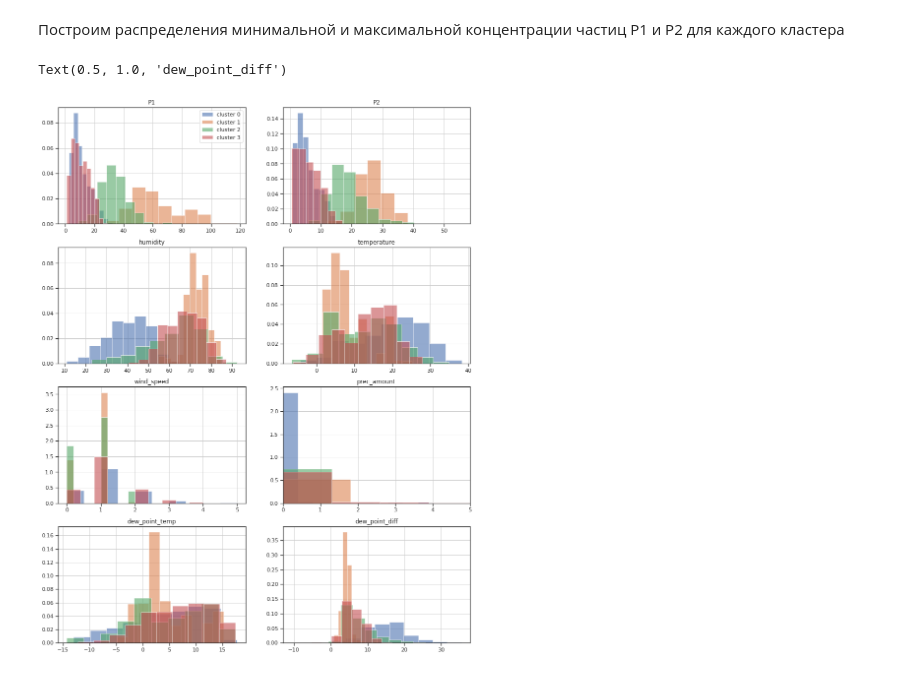
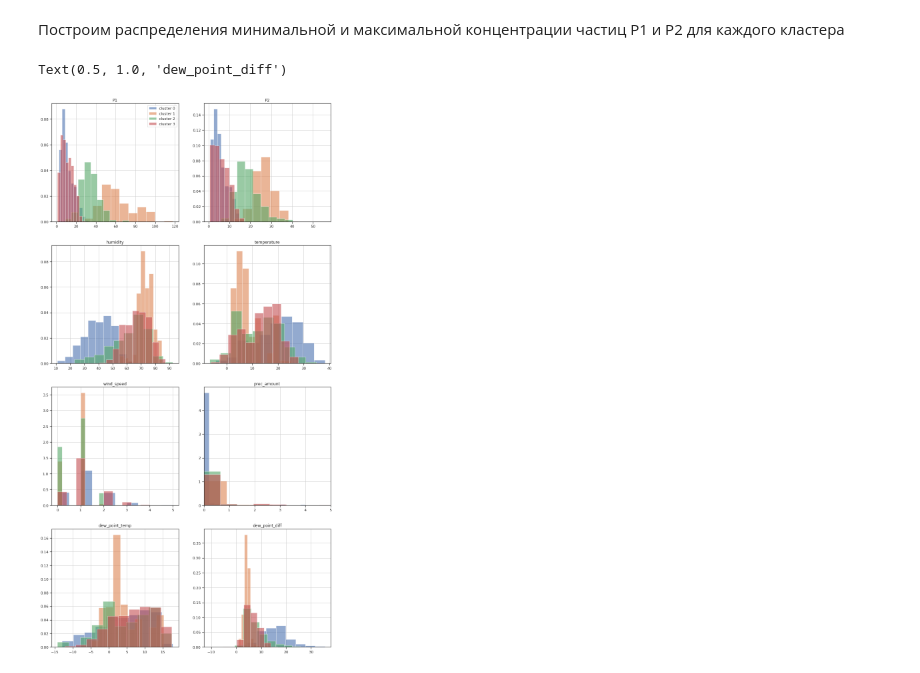
Before and after one commit to aerubanov/Proj_Air_Quality, a Jupyter notebook: notebooks/Anomaly detection.ipynb, the cells around one changed output. Drawn from its saved outputs; the diff is of its cells as text; code cells hidden in the pictures.

```diff
--- a/notebooks/Anomaly detection.ipynb
+++ b/notebooks/Anomaly detection.ipynb
@@ -245,3 +247,18 @@ plt.ylabel("Sqaured Error (Cost)")
 plt.show() # clear the plot
 # %% [output]
 [figure]
+# %%
+silh = []
+for i in range(3, 8):
+    KM = KMeans(n_clusters = i, max_iter = 500)
+    KM.fit(X)
+
+    # calculates squared error
+    # for the clustered points
+    silh.append(silhouette_score(X, KM.labels_, random_state=42))
+
+# plot the cost against K values
+plt.plot(range(3, 8), silh, color ='g', linewidth ='3')
+plt.xlabel("Value of K")
+plt.ylabel("Sqaured Error (Cost)")
+plt.show() # clear the plot
@@ -284,7 +305,7 @@ for i in range(1, len(anom_list)):
     anom_list[i]['cluster'] = anomdata.cluster.values[i]
     anomalies = anomalies.append(anom_list[i])
 # %%
-f, axs = plt.subplots(4,2,figsize=(15,20))
+f, axs = plt.subplots(4,2,figsize=(15,30))
 anomalies[anomalies.cluster == 0].P1.hist(ax=axs[0, 0], alpha = 0.6, label='cluster 0', density=True)
 anomalies[anomalies.cluster == 1].P1.hist(ax=axs[0, 0], alpha = 0.6, label='cluster 1', density=True)
 anomalies[anomalies.cluster == 2].P1.hist(ax=axs[0, 0], alpha = 0.6, label='cluster 2', density=True)
@@ -298,35 +319,35 @@ anomalies[anomalies.cluster == 3].P2.hist(ax=axs[0, 1], alpha = 0.6, label='clus
 axs[0, 1].set_title('P2')
 anomalies[anomalies.cluster == 0].humidity.hist(ax=axs[1, 0], alpha = 0.6, label='cluster 0', density=True)
 anomalies[anomalies.cluster == 1].humidity.hist(ax=axs[1, 0], alpha = 0.6, label='cluster 1', density=True)
 anomalies[anomalies.cluster == 2].humidity.hist(ax=axs[1, 0], alpha = 0.6, label='cluster 2', density=True)
 anomalies[anomalies.cluster == 3].humidity.hist(ax=axs[1, 0], alpha = 0.6, label='cluster 3', density=True)
 axs[1, 0].set_title('humidity')
 anomalies[anomalies.cluster == 0].temperature.hist(ax=axs[1, 1], alpha = 0.6, label='cluster 0', density=True)
 anomalies[anomalies.cluster == 1].temperature.hist(ax=axs[1, 1], alpha = 0.6, label='cluster 1', density=True)
 anomalies[anomalies.cluster == 2].temperature.hist(ax=axs[1, 1], alpha = 0.6, label='cluster 2', density=True)
 anomalies[anomalies.cluster == 3].temperature.hist(ax=axs[1, 1], alpha = 0.6, label='cluster 3', density=True)
 axs[1, 1].set_title('temperature')
 anomalies[anomalies.cluster == 0].wind_speed.hist(ax=axs[2, 0], alpha = 0.6, label='cluster 0', density=True)
 anomalies[anomalies.cluster == 1].wind_speed.hist(ax=axs[2, 0], alpha = 0.6, label='cluster 1', density=True)
 anomalies[anomalies.cluster == 2].wind_speed.hist(ax=axs[2, 0], alpha = 0.6, label='cluster 2', density=True)
 anomalies[anomalies.cluster == 3].wind_speed.hist(ax=axs[2, 0], alpha = 0.6, label='cluster 3', density=True)
 axs[2, 0].set_title('wind_speed')
-anomalies[anomalies.cluster == 0].prec_amount.hist(ax=axs[2, 1], alpha = 0.6, label='cluster 0', density=True)
-anomalies[anomalies.cluster == 1].prec_amount.hist(ax=axs[2, 1], alpha = 0.6, label='cluster 1', density=True)
-anomalies[anomalies.cluster == 2].prec_amount.hist(ax=axs[2, 1], alpha = 0.6, label='cluster 2', density=True)
-anomalies[anomalies.cluster == 3].prec_amount.hist(ax=axs[2, 1], alpha = 0.6, label='cluster 3', density=True)
+anomalies[anomalies.cluster == 0].prec_amount.hist(ax=axs[2, 1], bins=20, alpha = 0.6, label='cluster 0', density=True)
+anomalies[anomalies.cluster == 1].prec_amount.hist(ax=axs[2, 1], bins=20, alpha = 0.6, label='cluster 1', density=True)
+anomalies[anomalies.cluster == 2].prec_amount.hist(ax=axs[2, 1], bins=20, alpha = 0.6, label='cluster 2', density=True)
+anomalies[anomalies.cluster == 3].prec_amount.hist(ax=axs[2, 1], bins=20, alpha = 0.6, label='cluster 3', density=True)
 axs[2, 1].set_title('prec_amount')
 axs[2, 1].set_xlim([0, 5])
 anomalies[anomalies.cluster == 0].dew_point_temp.hist(ax=axs[3, 0], alpha = 0.6, label='cluster 0', density=True)
 anomalies[anomalies.cluster == 1].dew_point_temp.hist(ax=axs[3, 0], alpha = 0.6, label='cluster 1', density=True)
 anomalies[anomalies.cluster == 2].dew_point_temp.hist(ax=axs[3, 0], alpha = 0.6, label='cluster 2', density=True)
 anomalies[anomalies.cluster == 3].dew_point_temp.hist(ax=axs[3, 0], alpha = 0.6, label='cluster 3', density=True)
 axs[3, 0].set_title('dew_point_temp')
 anomalies[anomalies.cluster == 0].dew_point_diff.hist(ax=axs[3, 1], alpha = 0.6, label='cluster 0', density=True)
 anomalies[anomalies.cluster == 1].dew_point_diff.hist(ax=axs[3, 1], alpha = 0.6, label='cluster 1', density=True)
 anomalies[anomalies.cluster == 2].dew_point_diff.hist(ax=axs[3, 1], alpha = 0.6, label='cluster 2', density=True)
 anomalies[anomalies.cluster == 3].dew_point_diff.hist(ax=axs[3, 1], alpha = 0.6, label='cluster 3', density=True)
 axs[3, 1].set_title('dew_point_diff')
 # %% [output]
 Text(0.5, 1.0, 'dew_point_diff')
-[figure, old version]
+[figure, new version]
```
Also changed, not shown: parts of 8 cells of this notebook.
